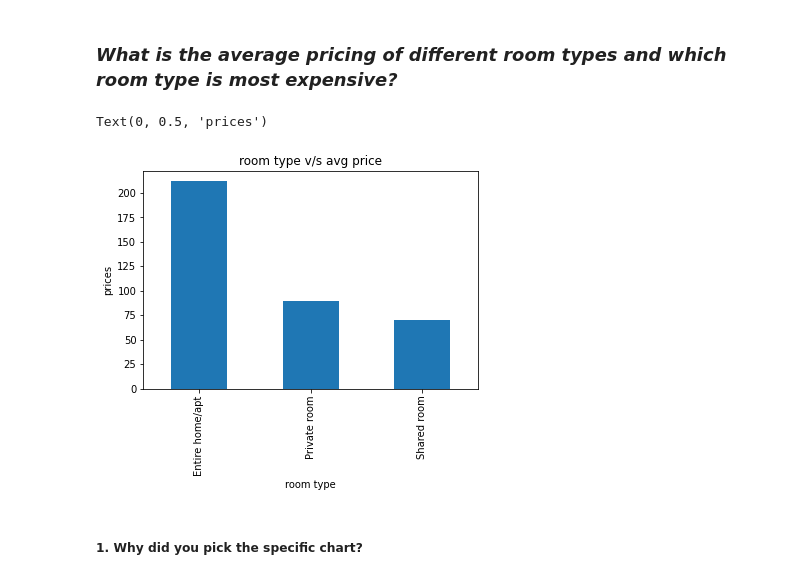
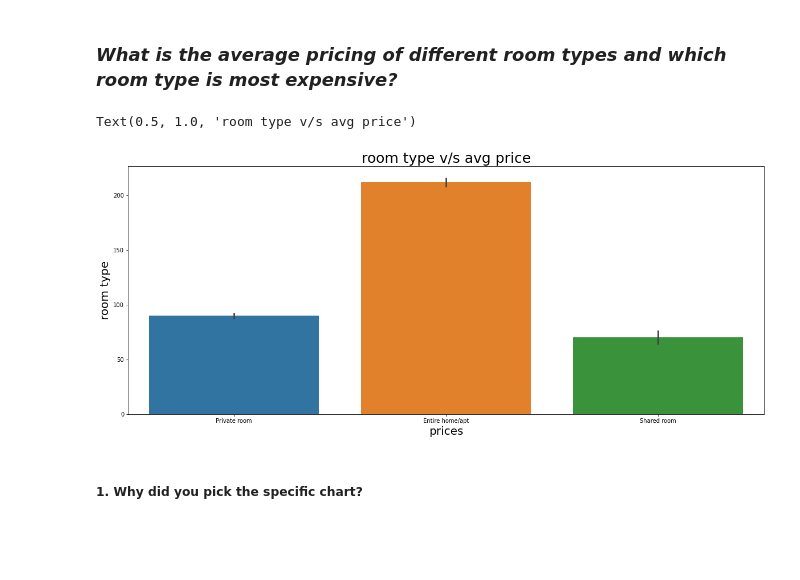
Before and after one commit to apurva-shrivastava/AirBnb-Booking-Analysis, a Jupyter notebook: Apurva_Shrivastava_EDA_Submission_Template.ipynb, the cells around one changed output. Cells and saved outputs as stored; diff of their text form; code cells hidden in the pictures; blank space fills up the shorter version.

Commit message:
made some minor changes in graph formatting and cleared typo error present before final submission.

```diff
--- a/Apurva_Shrivastava_EDA_Submission_Template.ipynb
+++ b/Apurva_Shrivastava_EDA_Submission_Template.ipynb
@@ -313,13 +357,15 @@ Also their are values in columns availability_365 and minimum_nights which are o
 ### ***What is the average pricing of different room types and which room type is most expensive?***
 # %%
 #Chart - 1 visualization code
-air_df_new_price_notzero.groupby('room_type')['price'].mean().plot(kind='bar')
-plt.title("room type v/s avg price")
-plt.xlabel("room type")
-plt.ylabel("prices")
+
+plt.figure(figsize=(20,8))
+sns.barplot(x=air_df_new_price_notzero['room_type'],y=air_df_new_price_notzero['price'])
+plt.xlabel('prices',fontsize=20)
+plt.ylabel('room type',fontsize=20)
+plt.title("room type v/s avg price",fontsize=25)
 # %% [output]
-Text(0, 0.5, 'prices')
+Text(0.5, 1.0, 'room type v/s avg price')
-[figure, old version]
+[figure, new version]
 # %% [markdown]
 ##### 1. Why did you pick the specific chart?
 # %% [markdown]
```
Also changed, not shown: parts of 21 cells of this notebook.
